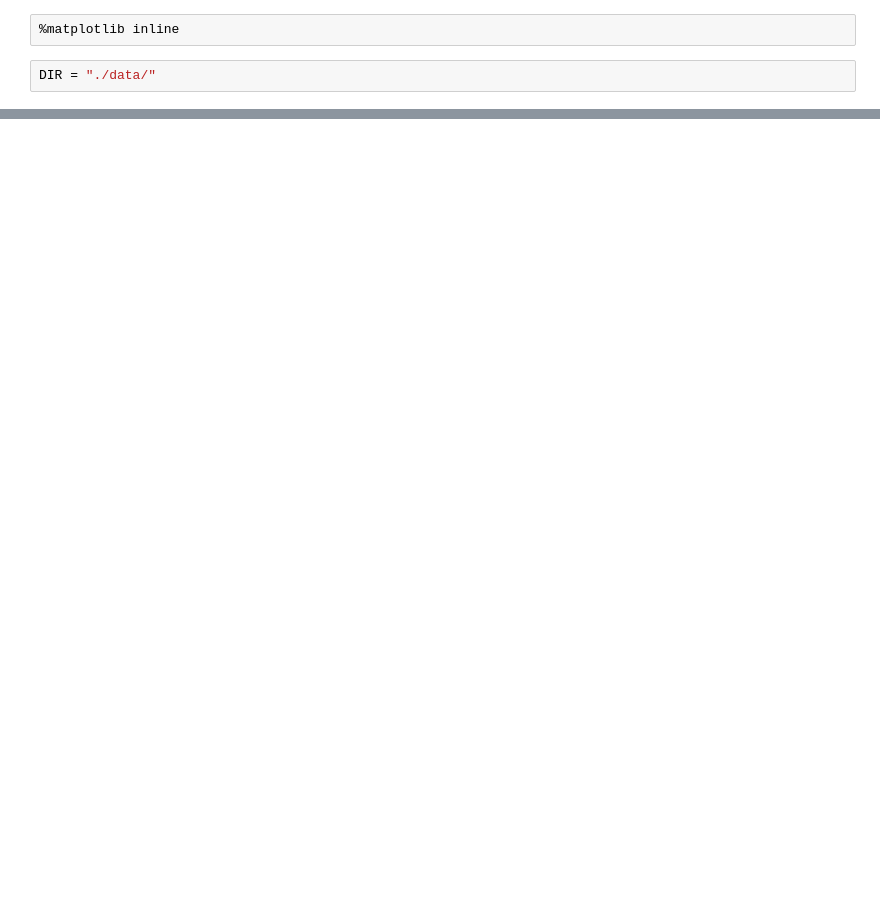
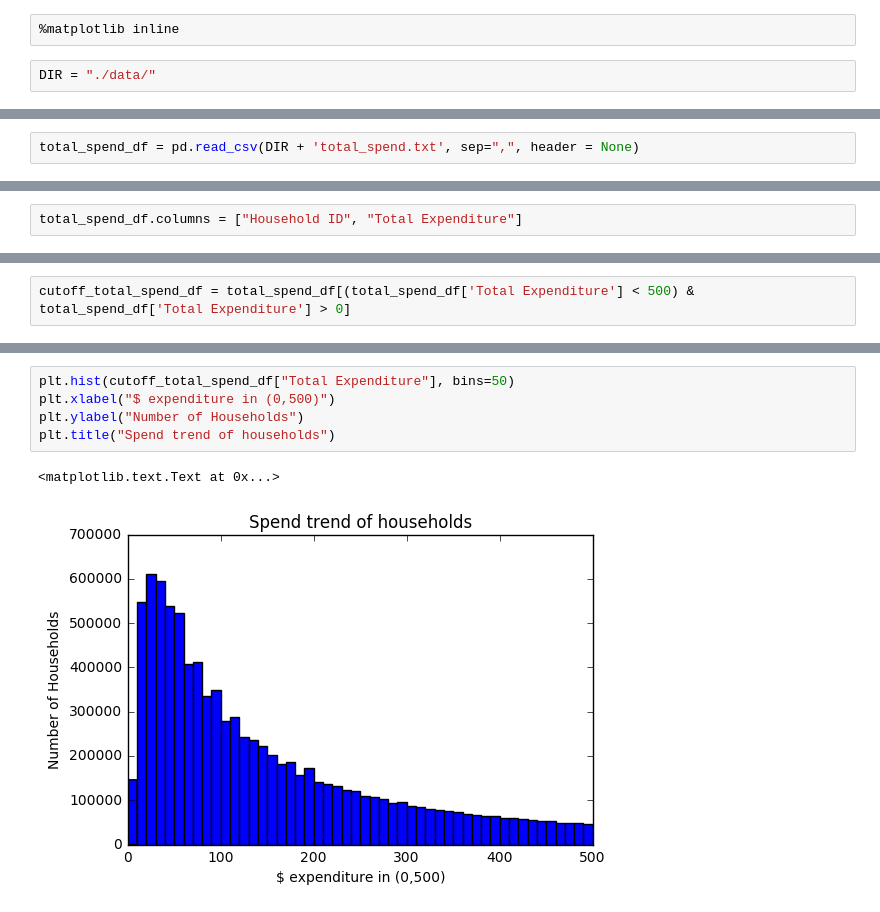
Before and after one commit to neka7449/odc-challenge, a Jupyter notebook: index.ipynb, the cells around one changed output, grey strips where cells are left out. Drawn from its saved outputs; the diff is of its cells as text; blank space fills up the shorter version.

```diff
--- a/index.ipynb
+++ b/index.ipynb
@@ -107,0 +42,2 @@ TomlDecodeError: Found invalid character in key name: ','. Try quoting the key n
+# %%
+total_spend_df = pd.read_csv(DIR + 'total_spend.txt', sep=",", header = None)
@@ -107,0 +48,2 @@ TomlDecodeError: Found invalid character in key name: ','. Try quoting the key n
+# %%
+total_spend_df.columns = ["Household ID", "Total Expenditure"]
@@ -107,0 +65,2 @@ TomlDecodeError: Found invalid character in key name: ','. Try quoting the key n
+# %%
+cutoff_total_spend_df = total_spend_df[(total_spend_df['Total Expenditure'] < 500) & total_spend_df['Total Expenditure'] > 0]
@@ -107,0 +111,8 @@ TomlDecodeError: Found invalid character in key name: ','. Try quoting the key n
+# %%
+plt.hist(cutoff_total_spend_df["Total Expenditure"], bins=50)
+plt.xlabel("$ expenditure in (0,500)")
+plt.ylabel("Number of Households")
+plt.title("Spend trend of households")
+# %% [output]
+<matplotlib.text.Text at 0x...>
+[figure, added]
```
Also changed, not shown: parts of 37 cells of this notebook.
